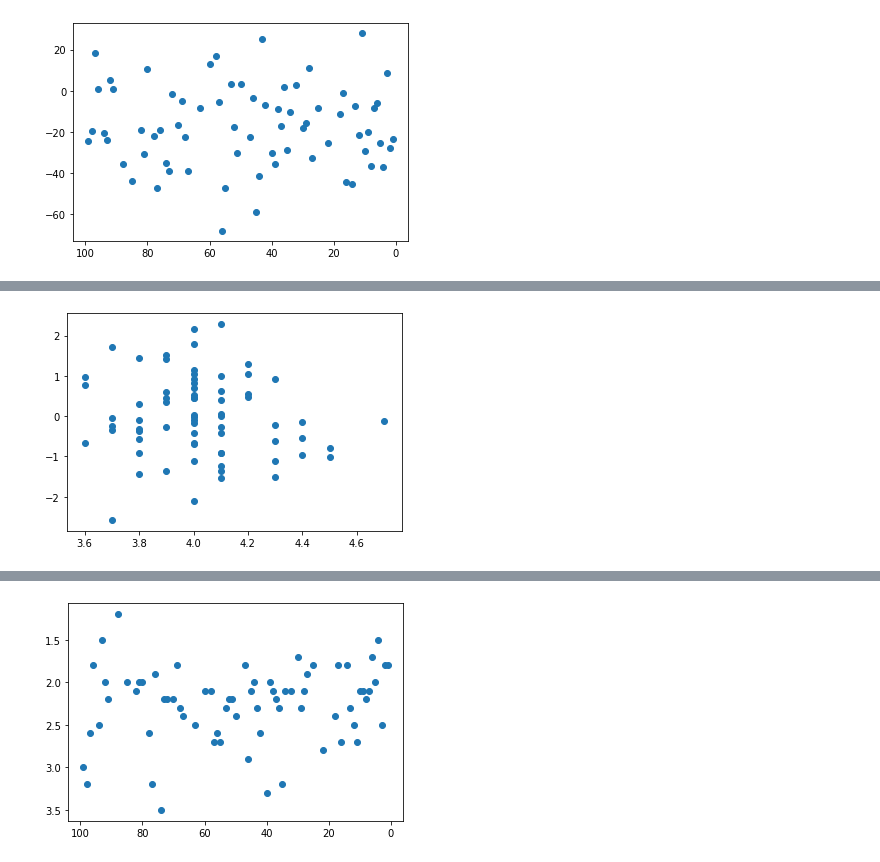
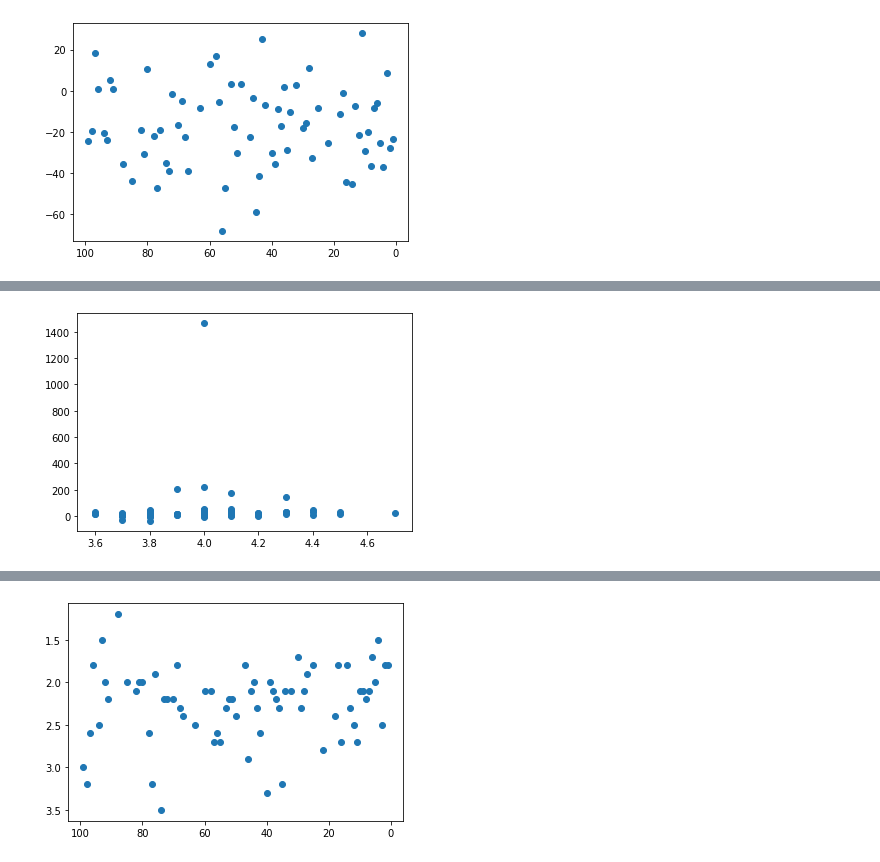
Before and after one commit to timonx11/Project-1-Demonstrasion-Group6, a Jupyter notebook: starter_code/employers_YFloop_section2.ipynb, the cells around one changed output, grey strips where cells are left out. Drawn from its saved outputs; the diff is of its cells as text; code cells hidden in the pictures.

```diff
--- a/starter_code/employers_YFloop_section2.ipynb
+++ b/starter_code/employers_YFloop_section2.ipynb
@@ -191,5 +200,5 @@ plt.show()
 # %%
-plt.scatter(employers_filter['Glassdoor Rating'],employers_filter['stock_z'])
+plt.scatter(employers_filter['Glassdoor Rating'],employers_filter['return on equity'])
 plt.show()
 # %% [output]
-[figure, old version]
+[figure, new version]
```
Also changed, not shown: parts of 12 cells of this notebook.
